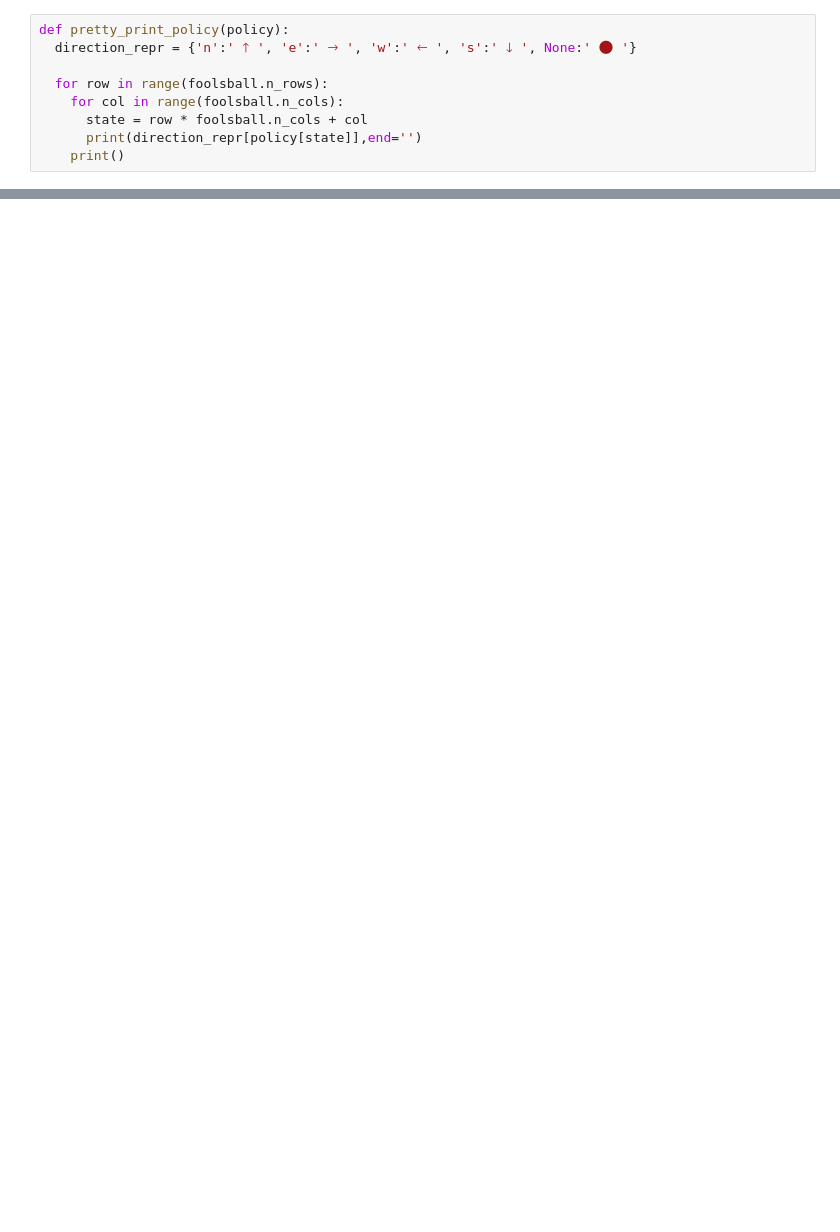
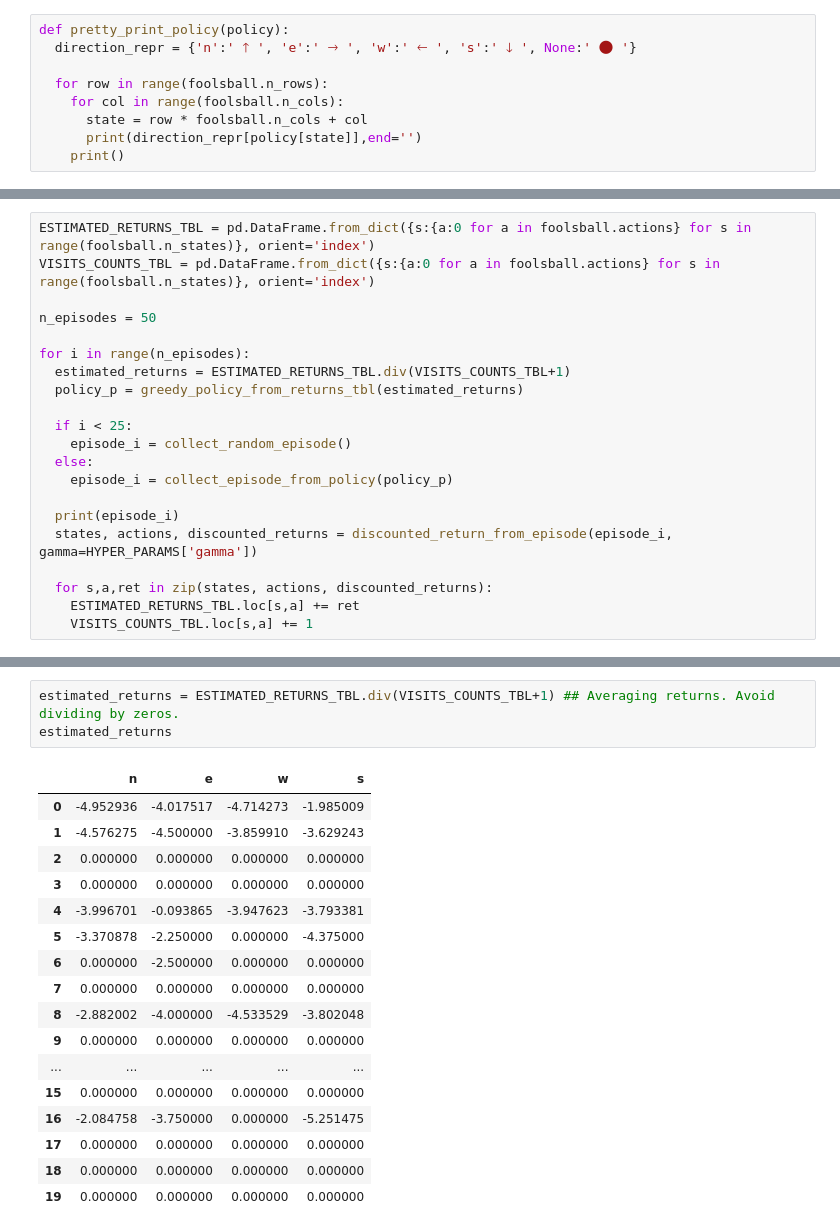
Before and after one commit to farhanhubble/discover-drl, a Jupyter notebook: Rediscovering_RL_Notebook_0_.ipynb, the cells around one changed output, grey strips where cells are left out. Drawn from its saved outputs; the diff is of its cells as text; blank space fills up the shorter version.

```diff
--- a/Rediscovering_RL_Notebook_0_.ipynb
+++ b/Rediscovering_RL_Notebook_0_.ipynb
@@ -504,0 +1055,21 @@ np.empty()
+# %%
+ESTIMATED_RETURNS_TBL = pd.DataFrame.from_dict({s:{a:0 for a in foolsball.actions} for s in range(foolsball.n_states)}, orient='index')
+VISITS_COUNTS_TBL = pd.DataFrame.from_dict({s:{a:0 for a in foolsball.actions} for s in range(foolsball.n_states)}, orient='index')
+
+n_episodes = 50
+
+for i in range(n_episodes):
+  estimated_returns = ESTIMATED_RETURNS_TBL.div(VISITS_COUNTS_TBL+1)
+  policy_p = greedy_policy_from_returns_tbl(estimated_returns)
+
+  if i < 25:
+    episode_i = collect_random_episode()
+  else:
+    episode_i = collect_episode_from_policy(policy_p)
+
+  print(episode_i)
+  states, actions, discounted_returns = discounted_return_from_episode(episode_i, gamma=HYPER_PARAMS['gamma'])
+
+  for s,a,ret in zip(states, actions, discounted_returns):
+    ESTIMATED_RETURNS_TBL.loc[s,a] += ret
+    VISITS_COUNTS_TBL.loc[s,a] += 1
@@ -504,0 +1094,21 @@ np.empty()
+# %%
+estimated_returns = ESTIMATED_RETURNS_TBL.div(VISITS_COUNTS_TBL+1) ## Averaging returns. Avoid dividing by zeros.
+estimated_returns
+# %% [output]
+|  | n | e | w | s |
+| 0 | -4.952936 | -4.017517 | -4.714273 | -1.985009 |
+| 1 | -4.576275 | -4.500000 | -3.859910 | -3.629243 |
+| 2 | 0.000000 | 0.000000 | 0.000000 | 0.000000 |
+| 3 | 0.000000 | 0.000000 | 0.000000 | 0.000000 |
+| 4 | -3.996701 | -0.093865 | -3.947623 | -3.793381 |
+| 5 | -3.370878 | -2.250000 | 0.000000 | -4.375000 |
+| 6 | 0.000000 | -2.500000 | 0.000000 | 0.000000 |
+| 7 | 0.000000 | 0.000000 | 0.000000 | 0.000000 |
+| 8 | -2.882002 | -4.000000 | -4.533529 | -3.802048 |
+| 9 | 0.000000 | 0.000000 | 0.000000 | 0.000000 |
+| ... | ... | ... | ... | ... |
+| 15 | 0.000000 | 0.000000 | 0.000000 | 0.000000 |
+| 16 | -2.084758 | -3.750000 | 0.000000 | -5.251475 |
+| 17 | 0.000000 | 0.000000 | 0.000000 | 0.000000 |
+| 18 | 0.000000 | 0.000000 | 0.000000 | 0.000000 |
+| 19 | 0.000000 | 0.000000 | 0.000000 | 0.000000 |
```
Also changed, not shown: parts of 61 cells of this notebook.
